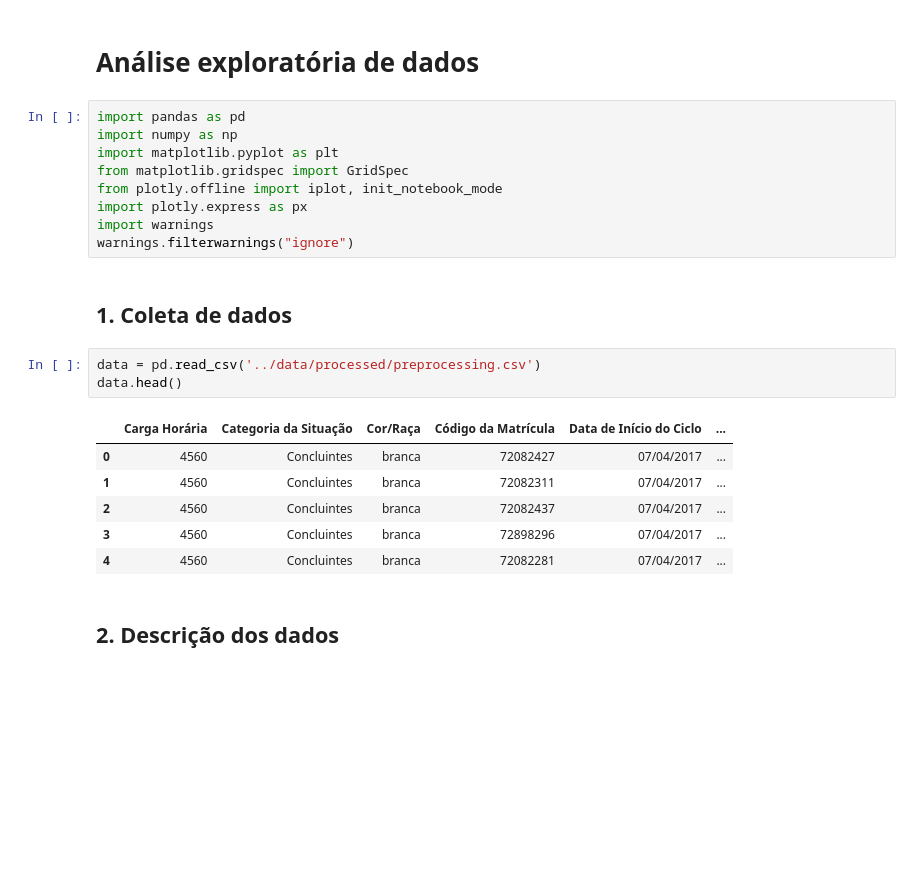
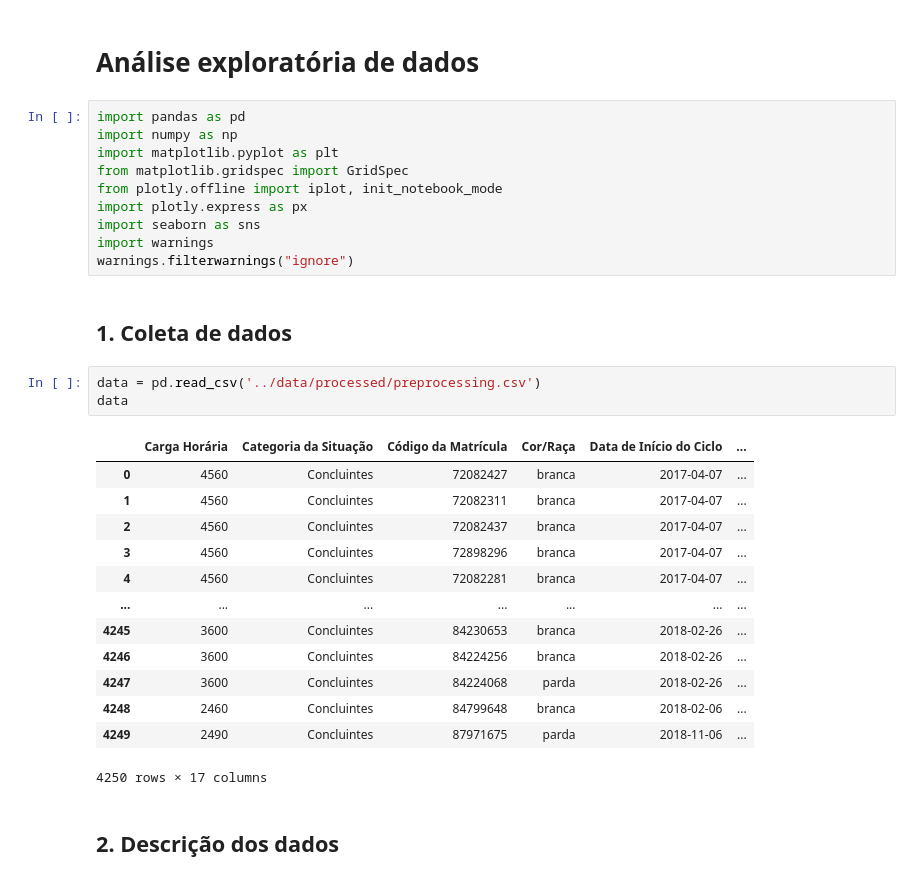
Before and after one commit to Geraldomendes/SchoolDropoutPrediction, a Jupyter notebook: notebooks/02-exploratory_data_analysis.ipynb, the cells around one changed output. Saved outputs shown, nothing was run; the diff lists cells and outputs as text; blank space fills up the shorter version.

```diff
--- a/notebooks/02-exploratory_data_analysis.ipynb
+++ b/notebooks/02-exploratory_data_analysis.ipynb
@@ -7,20 +7,28 @@ import matplotlib.pyplot as plt
 from matplotlib.gridspec import GridSpec
 from plotly.offline import iplot, init_notebook_mode
 import plotly.express as px
+import seaborn as sns
 import warnings
 warnings.filterwarnings("ignore")
 # %% [markdown]
 ## 1. Coleta de dados
 # %%
 data = pd.read_csv('../data/processed/preprocessing.csv')
-data.head()
+data
 # %% [output]
-|  | Carga Horária | Categoria da Situação | Cor/Raça | Código da Matrícula | Data de Início do Ciclo | ... |
-| 0 | 4560 | Concluintes | branca | 72082427 | 07/04/2017 | ... |
-| 1 | 4560 | Concluintes | branca | 72082311 | 07/04/2017 | ... |
-| 2 | 4560 | Concluintes | branca | 72082437 | 07/04/2017 | ... |
-| 3 | 4560 | Concluintes | branca | 72898296 | 07/04/2017 | ... |
-| 4 | 4560 | Concluintes | branca | 72082281 | 07/04/2017 | ... |
+|  | Carga Horária | Categoria da Situação | Código da Matrícula | Cor/Raça | Data de Início do Ciclo | ... |
+| 0 | 4560 | Concluintes | 72082427 | branca | 2017-04-07 | ... |
+| 1 | 4560 | Concluintes | 72082311 | branca | 2017-04-07 | ... |
+| 2 | 4560 | Concluintes | 72082437 | branca | 2017-04-07 | ... |
+| 3 | 4560 | Concluintes | 72898296 | branca | 2017-04-07 | ... |
+| 4 | 4560 | Concluintes | 72082281 | branca | 2017-04-07 | ... |
+| ... | ... | ... | ... | ... | ... | ... |
+| 4245 | 3600 | Concluintes | 84230653 | branca | 2018-02-26 | ... |
+| 4246 | 3600 | Concluintes | 84224256 | branca | 2018-02-26 | ... |
+| 4247 | 3600 | Concluintes | 84224068 | parda | 2018-02-26 | ... |
+| 4248 | 2460 | Concluintes | 84799648 | branca | 2018-02-06 | ... |
+| 4249 | 2490 | Concluintes | 87971675 | parda | 2018-11-06 | ... |
+4250 rows × 17 columns
 # %% [markdown]
 ## 2. Descrição dos dados
 # %% [markdown]
```
Also changed, not shown: parts of 12 cells of this notebook, 1 other file.
